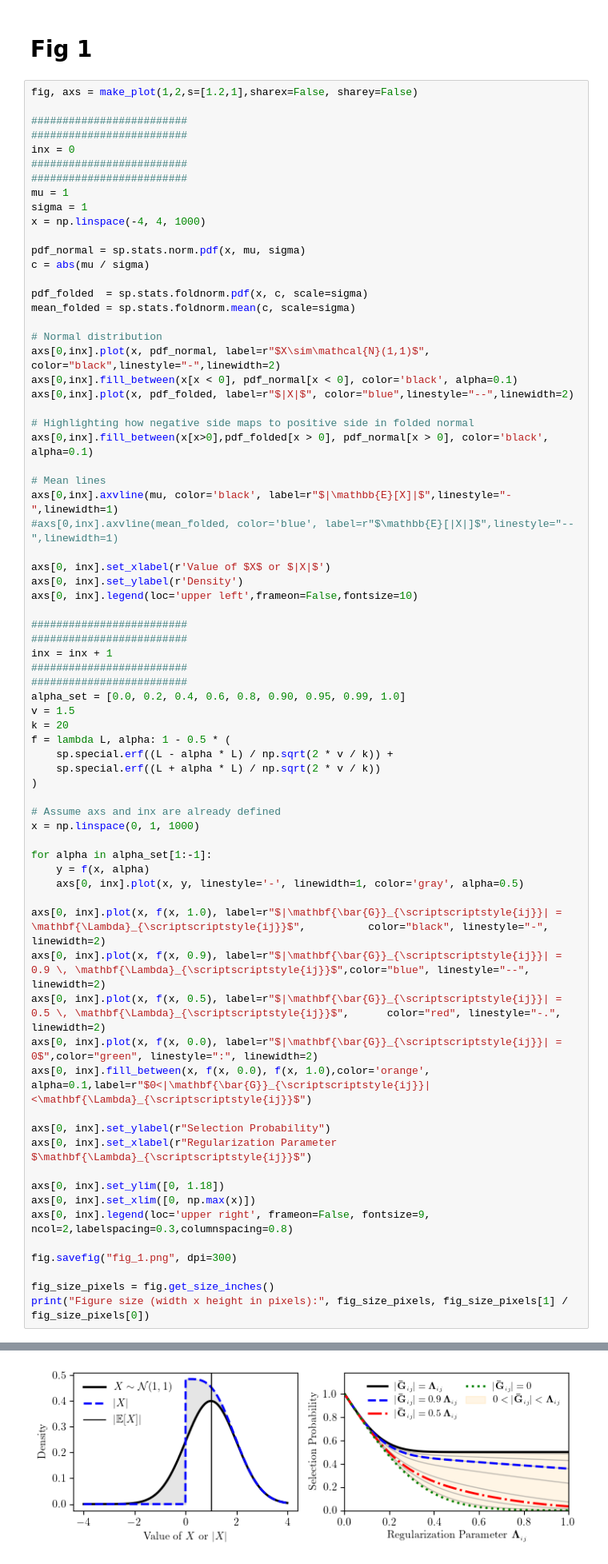
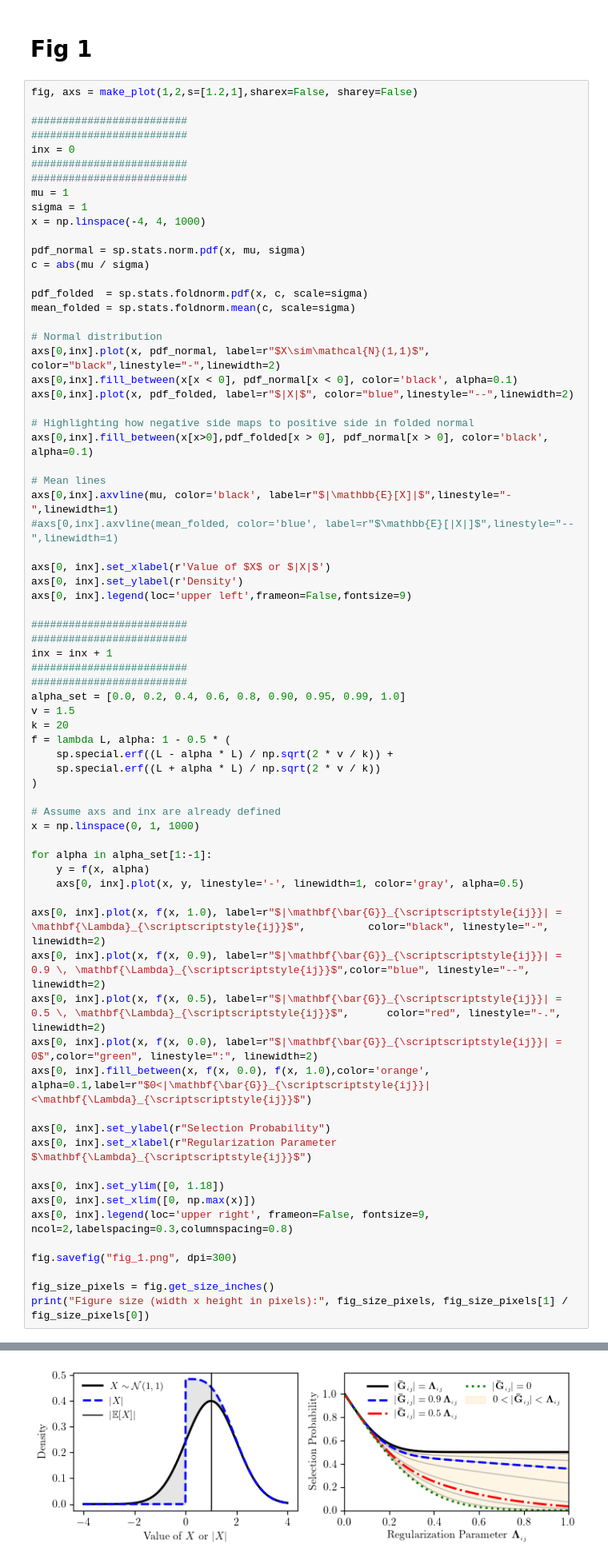
Before and after one commit to aefty/aquic, a Jupyter notebook: test_synthetic_other.ipynb, the cells around one changed output, grey strips where cells are left out. Shown at 80% size. Cells and saved outputs as stored; diff of their text form.

```diff
--- a/test_synthetic_other.ipynb
+++ b/test_synthetic_other.ipynb
@@ -74,7 +74,7 @@ axs[0,inx].axvline(mu, color='black', label=r"$|\mathbb{E}[X]|$",linestyle="-",l
 
 axs[0, inx].set_xlabel(r'Value of $X$ or $|X|$')
 axs[0, inx].set_ylabel(r'Density')
-axs[0, inx].legend(loc='upper left',frameon=False,fontsize=10)
+axs[0, inx].legend(loc='upper left',frameon=False,fontsize=9)
 
 #########################
 #########################
@@ -88,34 +88,34 @@ f = lambda L, alpha: 1 - 0.5 * (
     sp.special.erf((L - alpha * L) / np.sqrt(2 * v / k)) +
     sp.special.erf((L + alpha * L) / np.sqrt(2 * v / k))
 )
 
 # Assume axs and inx are already defined
 x = np.linspace(0, 1, 1000)
 
 for alpha in alpha_set[1:-1]:
     y = f(x, alpha)
     axs[0, inx].plot(x, y, linestyle='-', linewidth=1, color='gray', alpha=0.5)
 
 axs[0, inx].plot(x, f(x, 1.0), label=r"$|\mathbf{\bar{G}}_{\scriptscriptstyle{ij}}| = \mathbf{\Lambda}_{\scriptscriptstyle{ij}}$",          color="black", linestyle="-", linewidth=2)
 axs[0, inx].plot(x, f(x, 0.9), label=r"$|\mathbf{\bar{G}}_{\scriptscriptstyle{ij}}| = 0.9 \, \mathbf{\Lambda}_{\scriptscriptstyle{ij}}$",color="blue", linestyle="--", linewidth=2)
 axs[0, inx].plot(x, f(x, 0.5), label=r"$|\mathbf{\bar{G}}_{\scriptscriptstyle{ij}}| = 0.5 \, \mathbf{\Lambda}_{\scriptscriptstyle{ij}}$",      color="red", linestyle="-.", linewidth=2)
 axs[0, inx].plot(x, f(x, 0.0), label=r"$|\mathbf{\bar{G}}_{\scriptscriptstyle{ij}}| = 0$",color="green", linestyle=":", linewidth=2)
 axs[0, inx].fill_between(x, f(x, 0.0), f(x, 1.0),color='orange', alpha=0.1,label=r"$0<|\mathbf{\bar{G}}_{\scriptscriptstyle{ij}}|<\mathbf{\Lambda}_{\scriptscriptstyle{ij}}$")
 
 axs[0, inx].set_ylabel(r"Selection Probability")
 axs[0, inx].set_xlabel(r"Regularization Parameter $\mathbf{\Lambda}_{\scriptscriptstyle{ij}}$")
 
 axs[0, inx].set_ylim([0, 1.18])
 axs[0, inx].set_xlim([0, np.max(x)])
 axs[0, inx].legend(loc='upper right', frameon=False, fontsize=9, ncol=2,labelspacing=0.3,columnspacing=0.8)
 
 fig.savefig("fig_1.png", dpi=300)
 
 fig_size_pixels = fig.get_size_inches()
 print("Figure size (width x height in pixels):", fig_size_pixels, fig_size_pixels[1] / fig_size_pixels[0])
 # %% [output]
 Figure size (width x height in pixels): [7.2 2.5] 0.34722222222222227
-[figure, old version]
+[figure, new version]
 # %% [markdown]
 # Fig 2
 # %%
```
Also changed, not shown: parts of 3 cells of this notebook, 9 other files.
